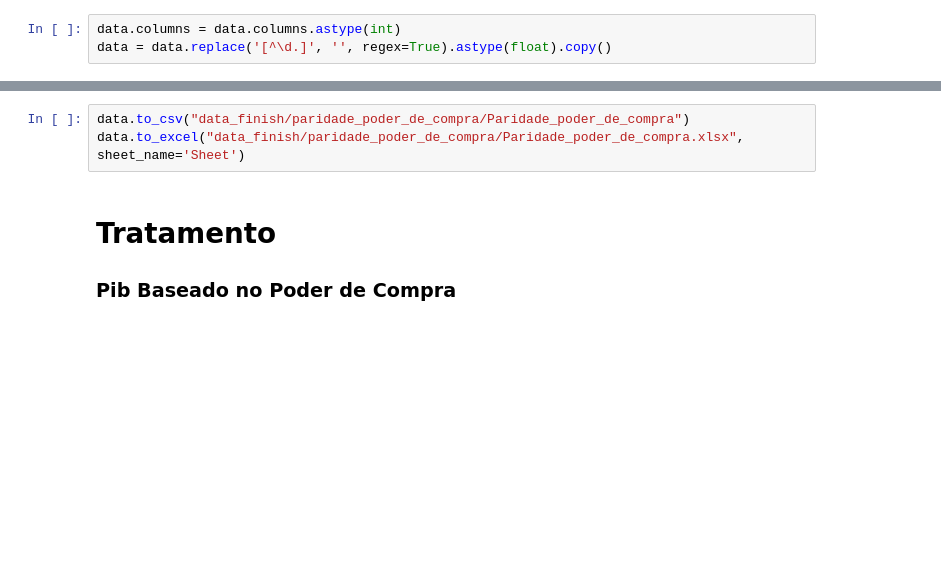
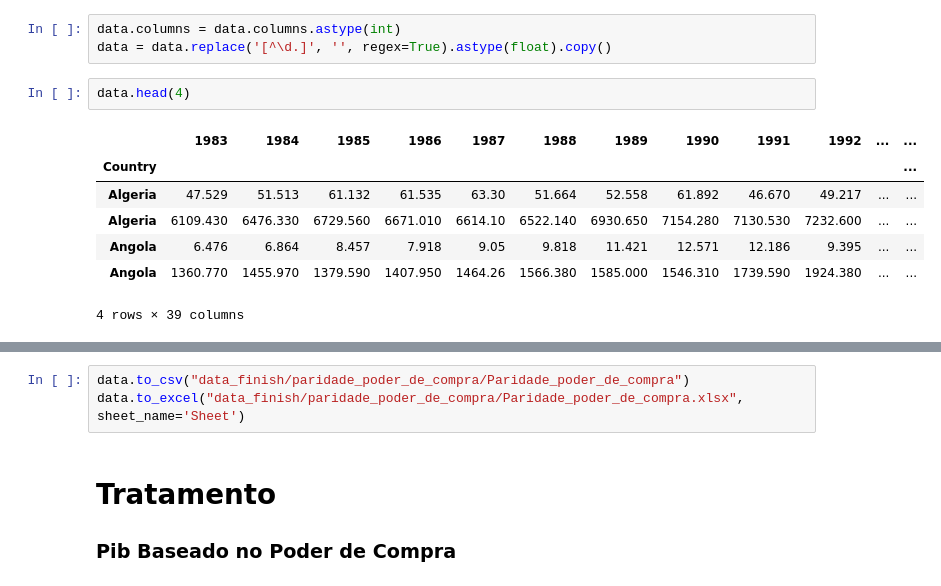
Before and after one commit to MoysesAz/Analyze-emerging, a Jupyter notebook: Analytics_Africa_by_Carolina.ipynb, the cells around one changed output, grey strips where cells are left out. Cells and saved outputs as stored; diff of their text form; blank space fills up the shorter version.

```diff
--- a/Analytics_Africa_by_Carolina.ipynb
+++ b/Analytics_Africa_by_Carolina.ipynb
@@ -170,4 +183,14 @@ retired_countries = pd.DataFrame(data=retired_countries)
 # %%
 data.columns = data.columns.astype(int)
 data = data.replace('[^\d.]', '', regex=True).astype(float).copy()
+# %%
+data.head(4)
+# %% [output]
+|  | 1983 | 1984 | 1985 | 1986 | 1987 | 1988 | 1989 | 1990 | 1991 | 1992 | ... | ... |
+| Country |  |  |  |  |  |  |  |  |  |  |  | ... |
+| Algeria | 47.529 | 51.513 | 61.132 | 61.535 | 63.30 | 51.664 | 52.558 | 61.892 | 46.670 | 49.217 | ... | ... |
+| Algeria | 6109.430 | 6476.330 | 6729.560 | 6671.010 | 6614.10 | 6522.140 | 6930.650 | 7154.280 | 7130.530 | 7232.600 | ... | ... |
+| Angola | 6.476 | 6.864 | 8.457 | 7.918 | 9.05 | 9.818 | 11.421 | 12.571 | 12.186 | 9.395 | ... | ... |
+| Angola | 1360.770 | 1455.970 | 1379.590 | 1407.950 | 1464.26 | 1566.380 | 1585.000 | 1546.310 | 1739.590 | 1924.380 | ... | ... |
+4 rows × 39 columns
 # %%
```
Also changed, not shown: parts of 11 cells of this notebook.
